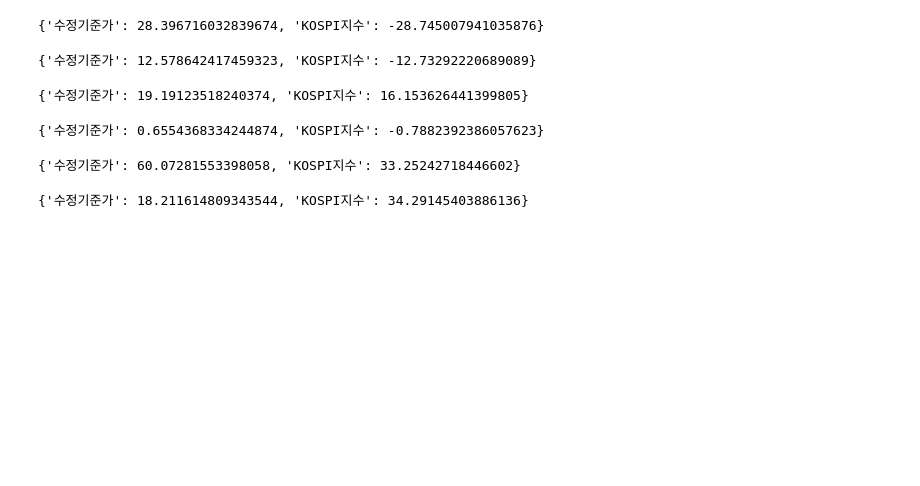
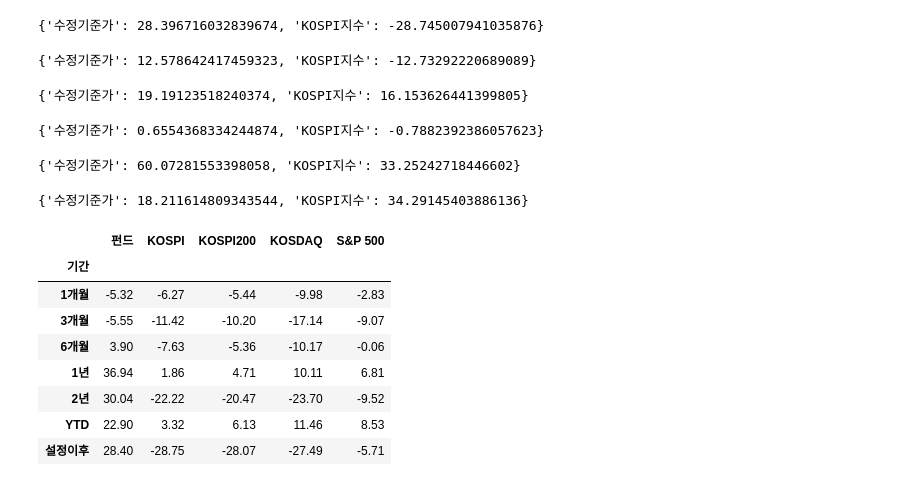
Before and after one commit to haniil/rpa-report-generator2-capstone, a Jupyter notebook: test-notebook.ipynb, the cells around one changed output. Saved outputs shown, nothing was run; the diff lists cells and outputs as text; code cells hidden in the pictures; blank space fills up the shorter version.

```diff
--- a/test-notebook.ipynb
+++ b/test-notebook.ipynb
@@ -936,3 +1014,16 @@ m.get_winning_ratio()
 m.get_mdd()
 # %% [output]
 {'수정기준가': 18.211614809343544, 'KOSPI지수': 34.29145403886136}
+# %%
+m =M8186(fund_code = '100004')
+m.period_cumulative_return()
+# %% [output]
+|  | 펀드 | KOSPI | KOSPI200 | KOSDAQ | S&P 500 |
+| 기간 |  |  |  |  |  |
+| 1개월 | -5.32 | -6.27 | -5.44 | -9.98 | -2.83 |
+| 3개월 | -5.55 | -11.42 | -10.20 | -17.14 | -9.07 |
+| 6개월 | 3.90 | -7.63 | -5.36 | -10.17 | -0.06 |
+| 1년 | 36.94 | 1.86 | 4.71 | 10.11 | 6.81 |
+| 2년 | 30.04 | -22.22 | -20.47 | -23.70 | -9.52 |
+| YTD | 22.90 | 3.32 | 6.13 | 11.46 | 8.53 |
+| 설정이후 | 28.40 | -28.75 | -28.07 | -27.49 | -5.71 |
```
Also changed, not shown: parts of 13 cells of this notebook.
